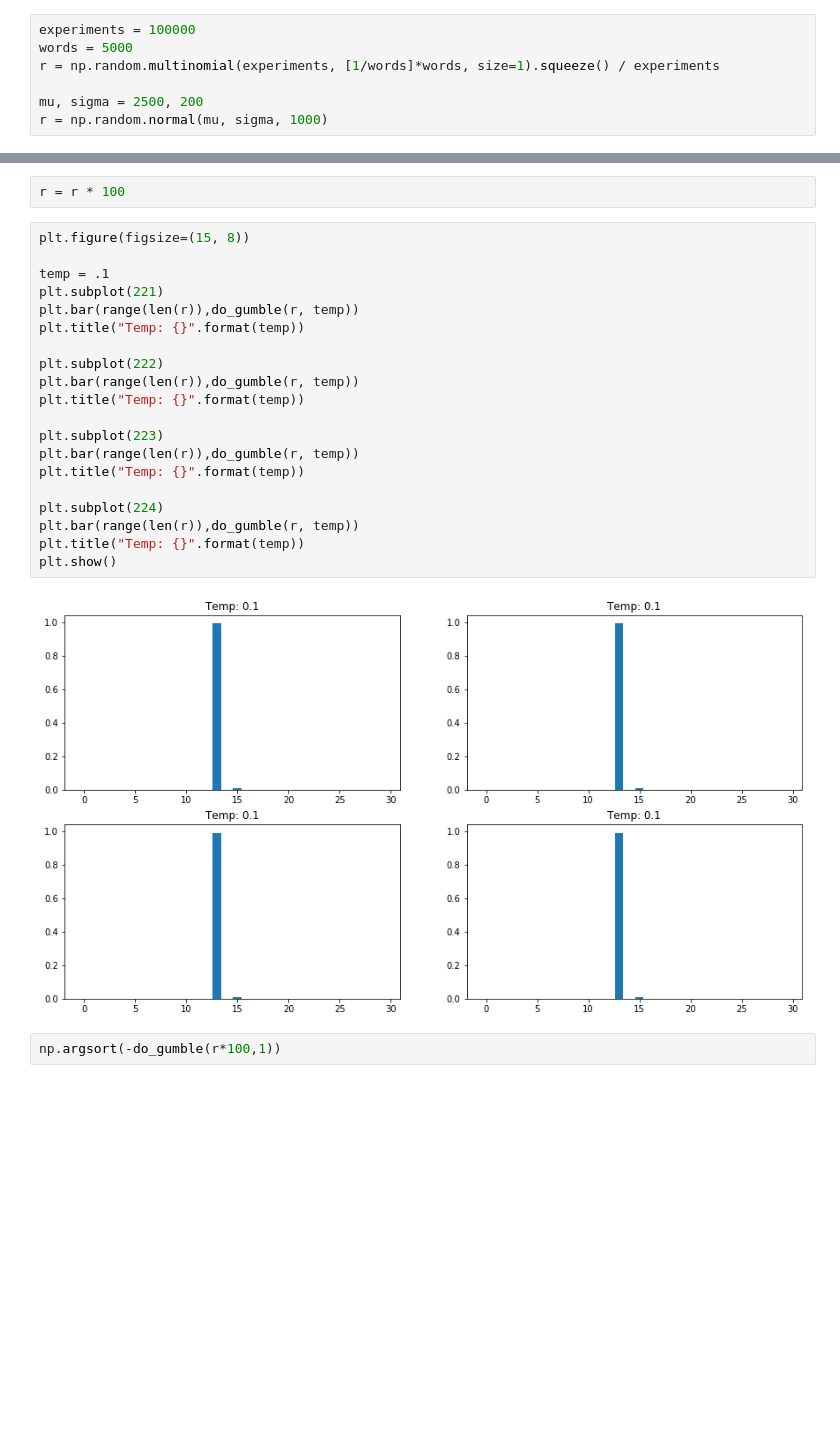
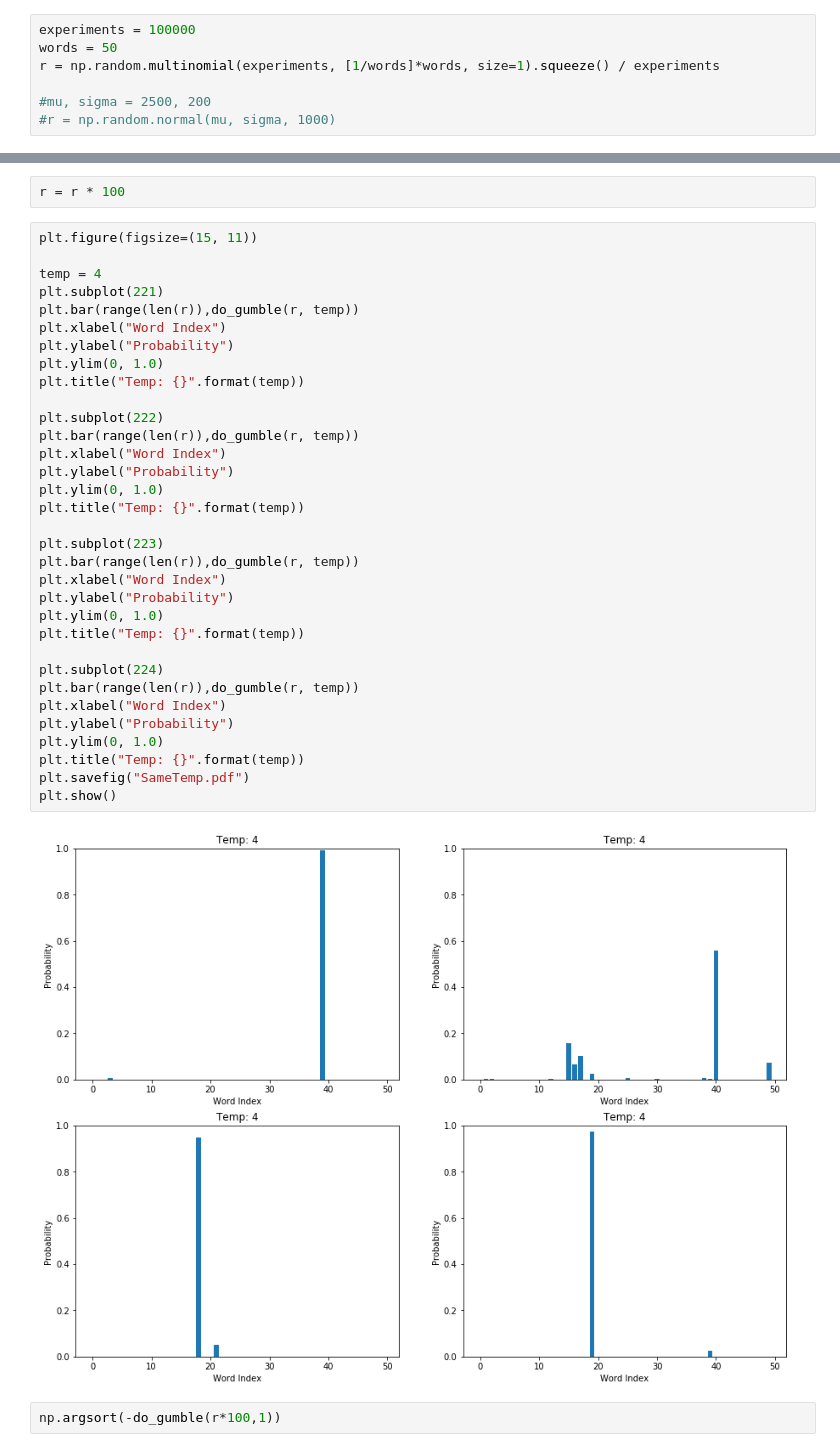
Before and after one commit to federicoBetti/RelGAN, a Jupyter notebook: src/jupyter_tests/GumbleSoftmax.ipynb, the cells around one changed output, grey strips where cells are left out. Cells and saved outputs as stored; diff of their text form; blank space fills up the shorter version.

```diff
--- a/src/jupyter_tests/GumbleSoftmax.ipynb
+++ b/src/jupyter_tests/GumbleSoftmax.ipynb
@@ -41,11 +41,11 @@ def do_gumble(o_t, temperature=1):
     return x_one_hot_appr(gumbel, temperature)
 # %%
 experiments = 100000
-words = 5000
+words = 50
 r = np.random.multinomial(experiments, [1/words]*words, size=1).squeeze() / experiments
 
-mu, sigma = 2500, 200
-r = np.random.normal(mu, sigma, 1000)
+#mu, sigma = 2500, 200
+#r = np.random.normal(mu, sigma, 1000)
 # %%
 r = r*100
 # %%
@@ -102,27 +121,40 @@ plt.show()
 # %%
 r = r * 100
 # %%
-plt.figure(figsize=(15, 8))
+plt.figure(figsize=(15, 11))
 
-temp = .1
+temp = 4
 plt.subplot(221)
 plt.bar(range(len(r)),do_gumble(r, temp))
+plt.xlabel("Word Index")
+plt.ylabel("Probability")
+plt.ylim(0, 1.0)
 plt.title("Temp: {}".format(temp))
 
 plt.subplot(222)
 plt.bar(range(len(r)),do_gumble(r, temp))
+plt.xlabel("Word Index")
+plt.ylabel("Probability")
+plt.ylim(0, 1.0)
 plt.title("Temp: {}".format(temp))
 
 plt.subplot(223)
 plt.bar(range(len(r)),do_gumble(r, temp))
+plt.xlabel("Word Index")
+plt.ylabel("Probability")
+plt.ylim(0, 1.0)
 plt.title("Temp: {}".format(temp))
 
 plt.subplot(224)
 plt.bar(range(len(r)),do_gumble(r, temp))
+plt.xlabel("Word Index")
+plt.ylabel("Probability")
+plt.ylim(0, 1.0)
 plt.title("Temp: {}".format(temp))
+plt.savefig("SameTemp.pdf")
 plt.show()
 # %% [output]
-[figure, old version]
+[figure, new version]
 # %%
 np.argsort(-do_gumble(r*100,1))
 # %% [output]
```
Also changed, not shown: parts of 8 cells of this notebook, 17 other files.
